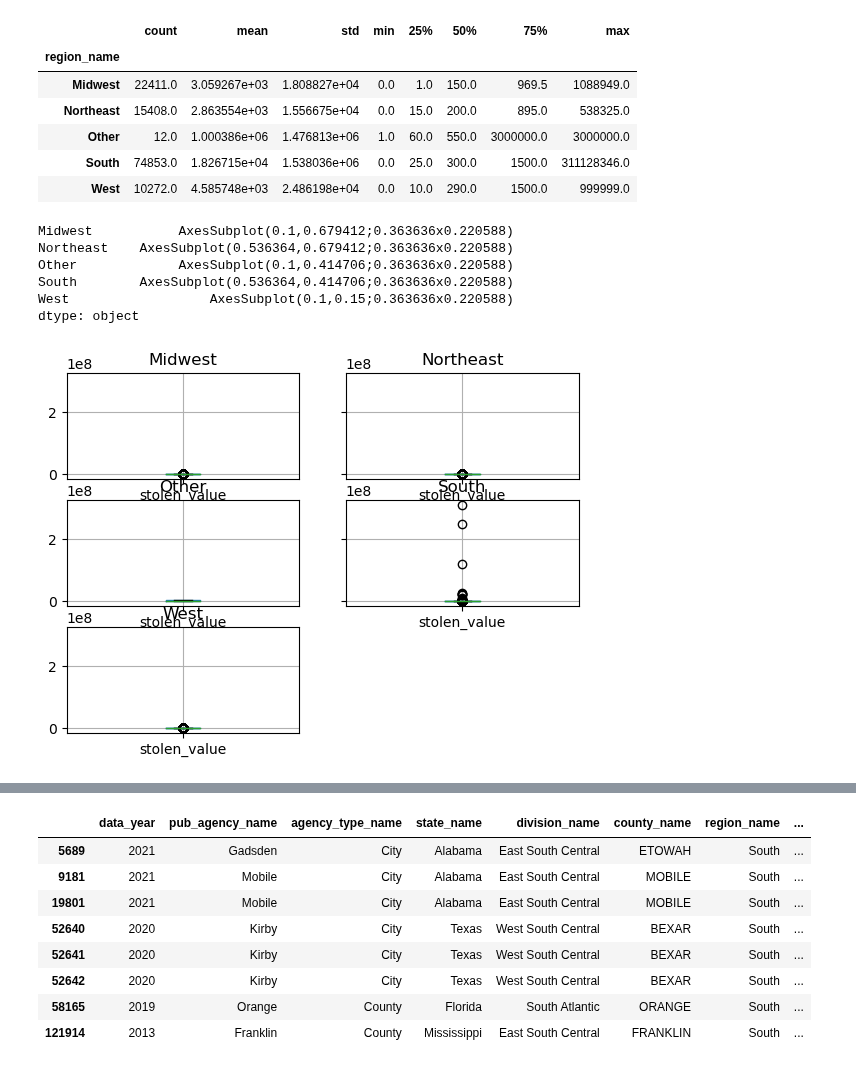
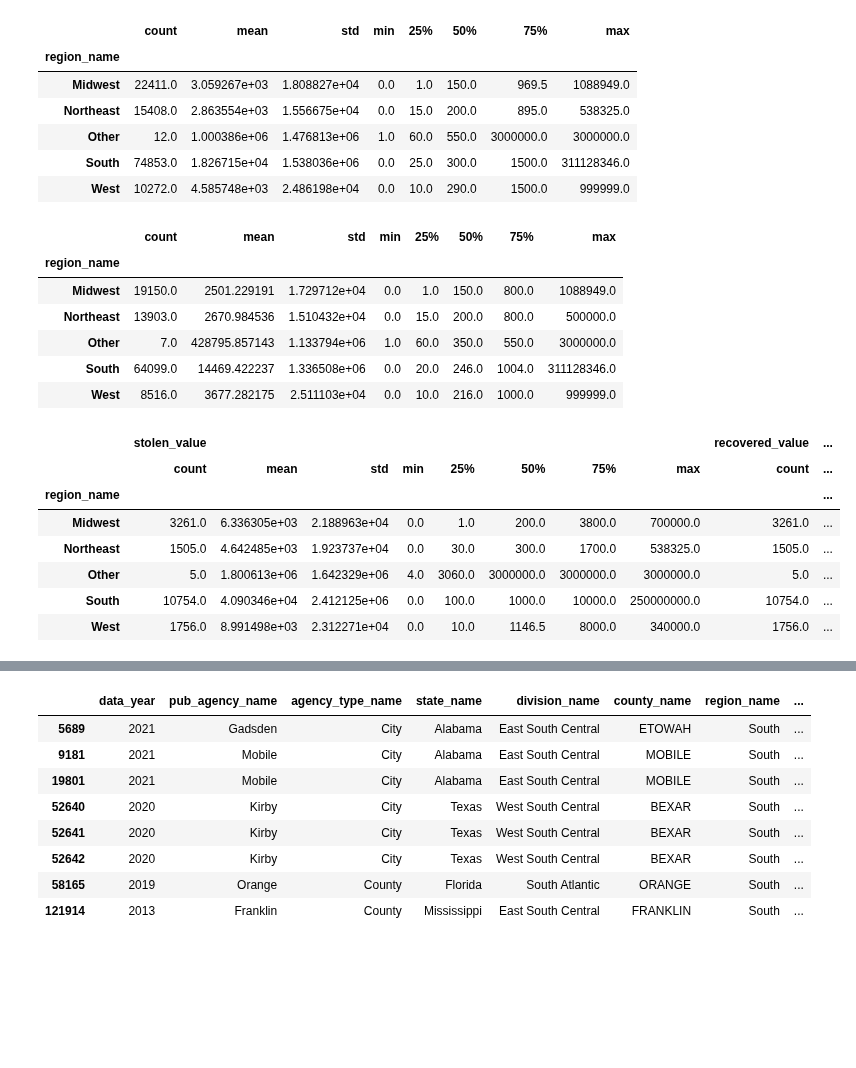
Before and after one commit to Jelsik/DataVisFinalProject-Pentagon, a Jupyter notebook: Cargo_Theft_Data_Examination.ipynb, the cells around one changed output, grey strips where cells are left out. Saved outputs shown, nothing was run; the diff lists cells and outputs as text; code cells hidden in the pictures; blank space fills up the shorter version.

```diff
--- a/Cargo_Theft_Data_Examination.ipynb
+++ b/Cargo_Theft_Data_Examination.ipynb
@@ -149,14 +192,28 @@ df.groupby(df.region_name).stolen_value.describe()
 | Other | 12.0 | 1.000386e+06 | 1.476813e+06 | 1.0 | 60.0 | 550.0 | 3000000.0 | 3000000.0 |
 | South | 74853.0 | 1.826715e+04 | 1.538036e+06 | 0.0 | 25.0 | 300.0 | 1500.0 | 311128346.0 |
 | West | 10272.0 | 4.585748e+03 | 2.486198e+04 | 0.0 | 10.0 | 290.0 | 1500.0 | 999999.0 |
+# %%
+# What is the distribution of lost value by region?
+df_lost = df.loc[df.recovered_flag == False]
+df_lost.groupby(df_lost.region_name).stolen_value.describe()
+# %% [output]
+|  | count | mean | std | min | 25% | 50% | 75% | max |
+| region_name |  |  |  |  |  |  |  |  |
+| Midwest | 19150.0 | 2501.229191 | 1.729712e+04 | 0.0 | 1.0 | 150.0 | 800.0 | 1088949.0 |
+| Northeast | 13903.0 | 2670.984536 | 1.510432e+04 | 0.0 | 15.0 | 200.0 | 800.0 | 500000.0 |
+| Other | 7.0 | 428795.857143 | 1.133794e+06 | 1.0 | 60.0 | 350.0 | 550.0 | 3000000.0 |
+| South | 64099.0 | 14469.422237 | 1.336508e+06 | 0.0 | 20.0 | 246.0 | 1004.0 | 311128346.0 |
+| West | 8516.0 | 3677.282175 | 2.511103e+04 | 0.0 | 10.0 | 216.0 | 1000.0 | 999999.0 |
 # %%
-# Visualize this.
-df.groupby("region_name").boxplot(column = "stolen_value")
+# What about recovered value?
+df_rec = df.loc[df.recovered_flag == True]
+df_rec.groupby(df_rec.region_name)[["stolen_value", "recovered_value"]].describe()
 # %% [output]
-Midwest           AxesSubplot(0.1,0.679412;0.363636x0.220588)
-Northeast    AxesSubplot(0.536364,0.679412;0.363636x0.220588)
-Other             AxesSubplot(0.1,0.414706;0.363636x0.220588)
-South        AxesSubplot(0.536364,0.414706;0.363636x0.220588)
-West                  AxesSubplot(0.1,0.15;0.363636x0.220588)
-dtype: object
-[figure, removed]
+|  | stolen_value |  |  |  |  |  |  |  | recovered_value | ... |
+|  | count | mean | std | min | 25% | 50% | 75% | max | count | ... |
+| region_name |  |  |  |  |  |  |  |  |  | ... |
+| Midwest | 3261.0 | 6.336305e+03 | 2.188963e+04 | 0.0 | 1.0 | 200.0 | 3800.0 | 700000.0 | 3261.0 | ... |
+| Northeast | 1505.0 | 4.642485e+03 | 1.923737e+04 | 0.0 | 30.0 | 300.0 | 1700.0 | 538325.0 | 1505.0 | ... |
+| Other | 5.0 | 1.800613e+06 | 1.642329e+06 | 4.0 | 3060.0 | 3000000.0 | 3000000.0 | 3000000.0 | 5.0 | ... |
+| South | 10754.0 | 4.090346e+04 | 2.412125e+06 | 0.0 | 100.0 | 1000.0 | 10000.0 | 250000000.0 | 10754.0 | ... |
+| West | 1756.0 | 8.991498e+03 | 2.312271e+04 | 0.0 | 10.0 | 1146.5 | 8000.0 | 340000.0 | 1756.0 | ... |
```
Also changed, not shown: parts of 8 cells of this notebook.
